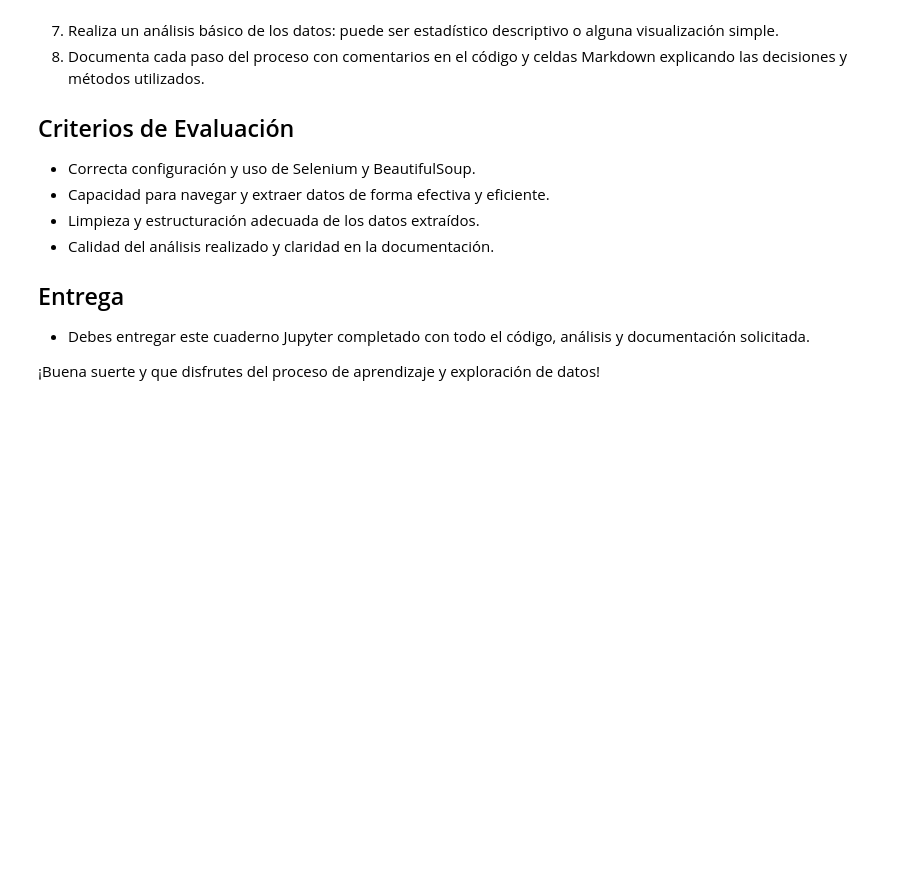
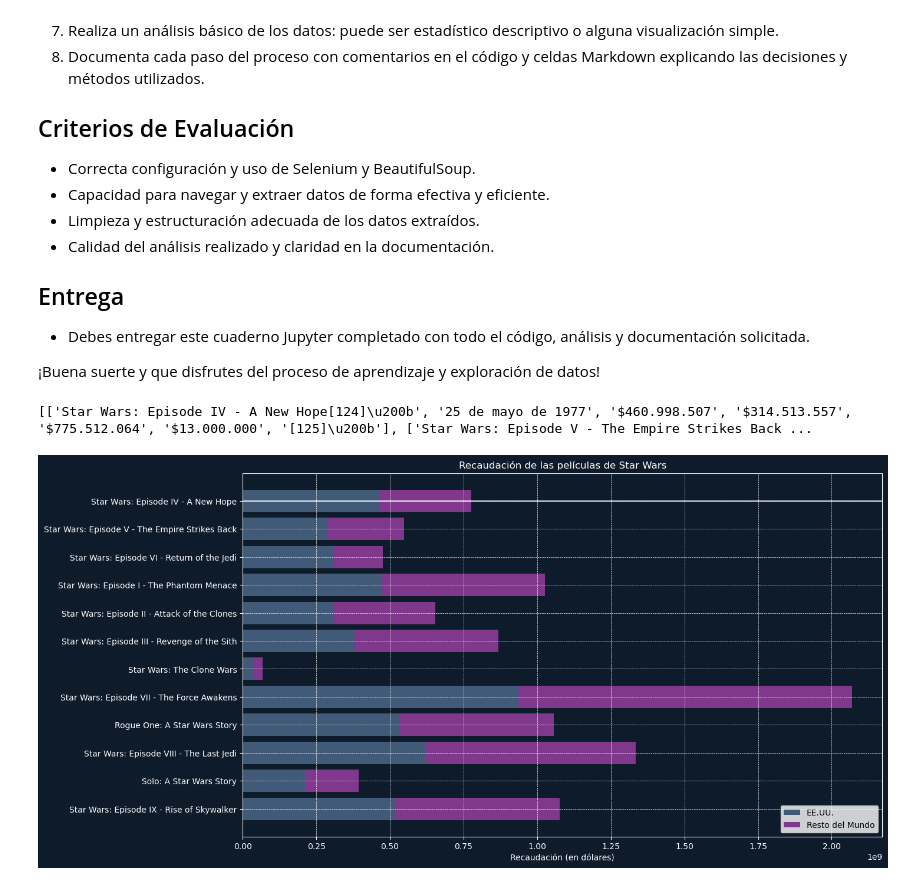
Before and after one commit to AntLecter/escraping_fdd, a Jupyter notebook: Tarea Scrapping .ipynb, the cells around one changed output. Drawn from its saved outputs; the diff is of its cells as text; code cells hidden in the pictures; blank space fills up the shorter version.

```diff
--- a/Tarea Scrapping .ipynb
+++ b/Tarea Scrapping .ipynb
@@ -26,0 +40,75 @@ Desarrollar habilidades prácticas en scraping web utilizando Python con Seleniu
+# %%
+chrome_options = webdriver.ChromeOptions()
+chrome_options.add_argument("--incognito")
+chrome_options.add_argument("--headless")
+chrome_options.add_argument("--disable-gpu")
+chrome_options.add_argument("--window-size=1920,1080")
+
+# Inicializar el navegador con las opciones configuradas
+driver = webdriver.Chrome(options=chrome_options)
+
+# Aquí puedes usar el objeto 'driver' para interactuar con el navegador
+# Por ejemplo:
+driver.get("https://es.wikipedia.org/wiki/Anexo:Pel%C3%ADculas_de_Star_Wars")
+
+# Obtener el contenido HTML de la página
+html = driver.page_source
+
+# Analizar el HTML con Beautiful Soup
+soup = BeautifulSoup(html, "html.parser")
+
+# Encontrar la quinta tabla en el HTML
+table = soup.find_all("table", {"class": "wikitable"})[4].find("tbody")
+
+# Extraer los datos de la tabla
+data = []
+rows = table.find_all("tr")
+for row in rows:
+    cols = row.find_all("td")
+    cols = [col.text.strip() for col in cols]
+    if len(cols) == 7:  # Asegurarse de que solo se procesen filas completas
+        data.append(cols)
+
+
+print(data)
+
+peliculas = []
+recaudacion_eeuu = []
+recaudacion_mundo = []
+
+for pelicula in data:
+    try:
+        peliculas.append(pelicula[0].split('[')[0].strip())
+        recaudacion_eeuu.append(int(pelicula[2].replace('$', '').replace('.', '').replace(',', '')))
+        recaudacion_mundo.append(int(pelicula[3].replace('$', '').replace('.', '').replace(',', '')))
+    except ValueError:
+        # Manejar posibles valores incorrectos en los datos
+        print(f"Error procesando los datos de la película: {pelicula[0]}")
+
+# Crear gráfico
+fig, ax = plt.subplots(figsize=(14, 8))
+fig.patch.set_facecolor('#0d1b2a')  # Fondo de la figura
+ax.set_facecolor('#0d1b2a')  # Fondo del área del gráfico
+
+ax.barh(peliculas, recaudacion_eeuu, color='#415a77', label='EE.UU.')
+ax.barh(peliculas, recaudacion_mundo, color='#7f388b', left=recaudacion_eeuu, label='Resto del Mundo')
+ax.set_xlabel('Recaudación (en dólares)', color='white')
+ax.set_title('Recaudación de las películas de Star Wars', color='white')
+ax.legend()
+ax.invert_yaxis()  # Invertir el eje y para que la primera película aparezca arriba
+
+# Ajustar estilo de la gráfica
+ax.grid(True, which='both', color='white', linestyle='--', linewidth=0.5)
+ax.axhline(y=0, color='white', linewidth=1.3)
+ax.axvline(x=0, color='white', linewidth=1.3)
+ax.spines['bottom'].set_color('white')
+ax.spines['top'].set_color('white')
+ax.spines['right'].set_color('white')
+ax.spines['left'].set_color('white')
+ax.tick_params(colors='white')
+
+# Mostrar gráfico
+plt.show()
+# %% [output]
+[['Star Wars: Episode IV - A New Hope[124]\u200b', '25 de mayo de 1977', '$460.998.507', '$314.513.557', '$775.512.064', '$13.000.000', '[125]\u200b'], ['Star Wars: Episode V - The Empire Strikes Back ...
+[figure, added]
```
Also changed, not shown: parts of 1 cell of this notebook, 1 other file.
